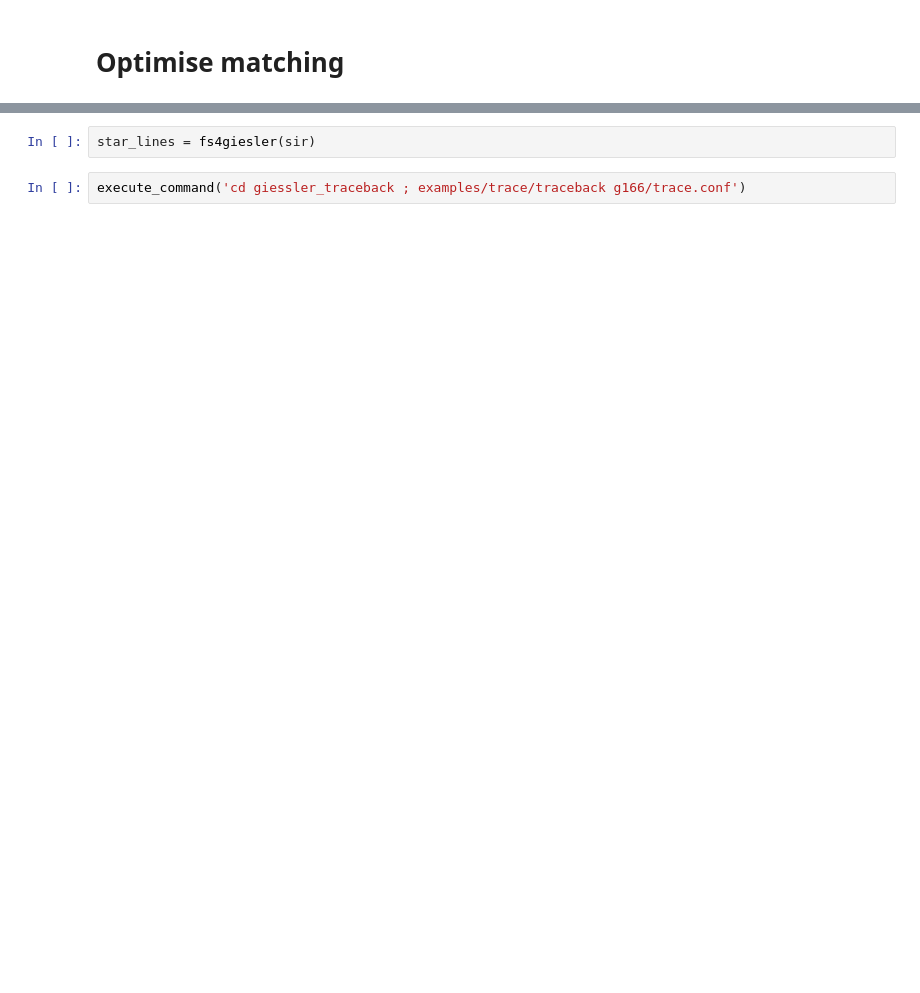
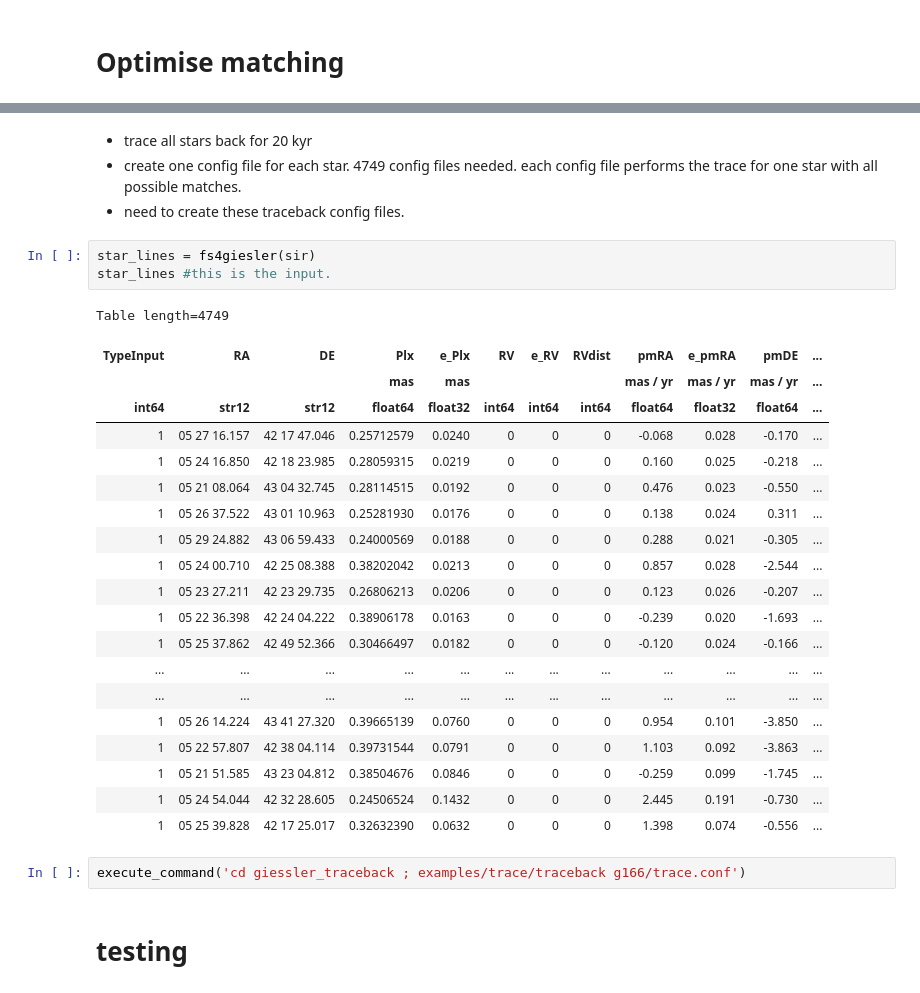
Before and after one commit to surodeep26/Traceback, a Jupyter notebook: main.ipynb, the cells around one changed output, grey strips where cells are left out. Cells and saved outputs as stored; diff of their text form; blank space fills up the shorter version.

```diff
--- a/main.ipynb
+++ b/main.ipynb
@@ -86,4 +64,32 @@ Table length=4749
+# %% [markdown]
+- trace all stars back for 20 kyr
+- create one config file for each star. 4749 config files needed. each config file performs the trace for one star with all possible matches.
+- need to create these traceback config files.
 # %%
 star_lines = fs4giesler(sir)
+star_lines #this is the input.
+# %% [output]
+Table length=4749
+| TypeInput | RA | DE | Plx | e_Plx | RV | e_RV | RVdist | pmRA | e_pmRA | pmDE | ... |
+|  |  |  | mas | mas |  |  |  | mas / yr | mas / yr | mas / yr | ... |
+| int64 | str12 | str12 | float64 | float32 | int64 | int64 | int64 | float64 | float32 | float64 | ... |
+| 1 | 05 27 16.157 | 42 17 47.046 | 0.25712579 | 0.0240 | 0 | 0 | 0 | -0.068 | 0.028 | -0.170 | ... |
+| 1 | 05 24 16.850 | 42 18 23.985 | 0.28059315 | 0.0219 | 0 | 0 | 0 | 0.160 | 0.025 | -0.218 | ... |
+| 1 | 05 21 08.064 | 43 04 32.745 | 0.28114515 | 0.0192 | 0 | 0 | 0 | 0.476 | 0.023 | -0.550 | ... |
+| 1 | 05 26 37.522 | 43 01 10.963 | 0.25281930 | 0.0176 | 0 | 0 | 0 | 0.138 | 0.024 | 0.311 | ... |
+| 1 | 05 29 24.882 | 43 06 59.433 | 0.24000569 | 0.0188 | 0 | 0 | 0 | 0.288 | 0.021 | -0.305 | ... |
+| 1 | 05 24 00.710 | 42 25 08.388 | 0.38202042 | 0.0213 | 0 | 0 | 0 | 0.857 | 0.028 | -2.544 | ... |
+| 1 | 05 23 27.211 | 42 23 29.735 | 0.26806213 | 0.0206 | 0 | 0 | 0 | 0.123 | 0.026 | -0.207 | ... |
+| 1 | 05 22 36.398 | 42 24 04.222 | 0.38906178 | 0.0163 | 0 | 0 | 0 | -0.239 | 0.020 | -1.693 | ... |
+| 1 | 05 25 37.862 | 42 49 52.366 | 0.30466497 | 0.0182 | 0 | 0 | 0 | -0.120 | 0.024 | -0.166 | ... |
+| ... | ... | ... | ... | ... | ... | ... | ... | ... | ... | ... | ... |
+| ... | ... | ... | ... | ... | ... | ... | ... | ... | ... | ... | ... |
+| 1 | 05 26 14.224 | 43 41 27.320 | 0.39665139 | 0.0760 | 0 | 0 | 0 | 0.954 | 0.101 | -3.850 | ... |
+| 1 | 05 22 57.807 | 42 38 04.114 | 0.39731544 | 0.0791 | 0 | 0 | 0 | 1.103 | 0.092 | -3.863 | ... |
+| 1 | 05 21 51.585 | 43 23 04.812 | 0.38504676 | 0.0846 | 0 | 0 | 0 | -0.259 | 0.099 | -1.745 | ... |
+| 1 | 05 24 54.044 | 42 32 28.605 | 0.24506524 | 0.1432 | 0 | 0 | 0 | 2.445 | 0.191 | -0.730 | ... |
+| 1 | 05 25 39.828 | 42 17 25.017 | 0.32632390 | 0.0632 | 0 | 0 | 0 | 1.398 | 0.074 | -0.556 | ... |
 # %%
 execute_command('cd giessler_traceback ; examples/trace/traceback g166/trace.conf')
+# %% [markdown]
+# testing
```
Also changed, not shown: parts of 4 cells of this notebook.
